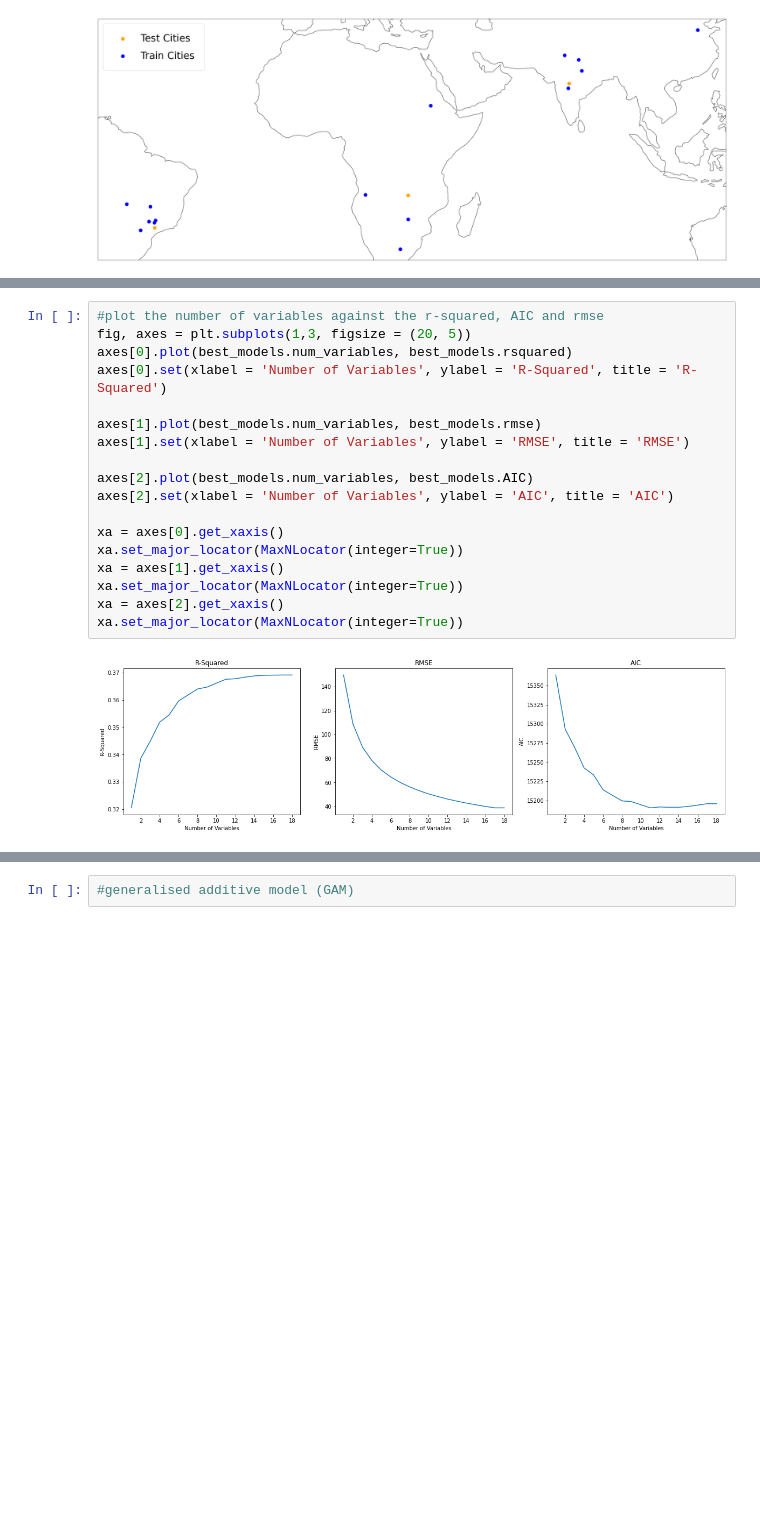
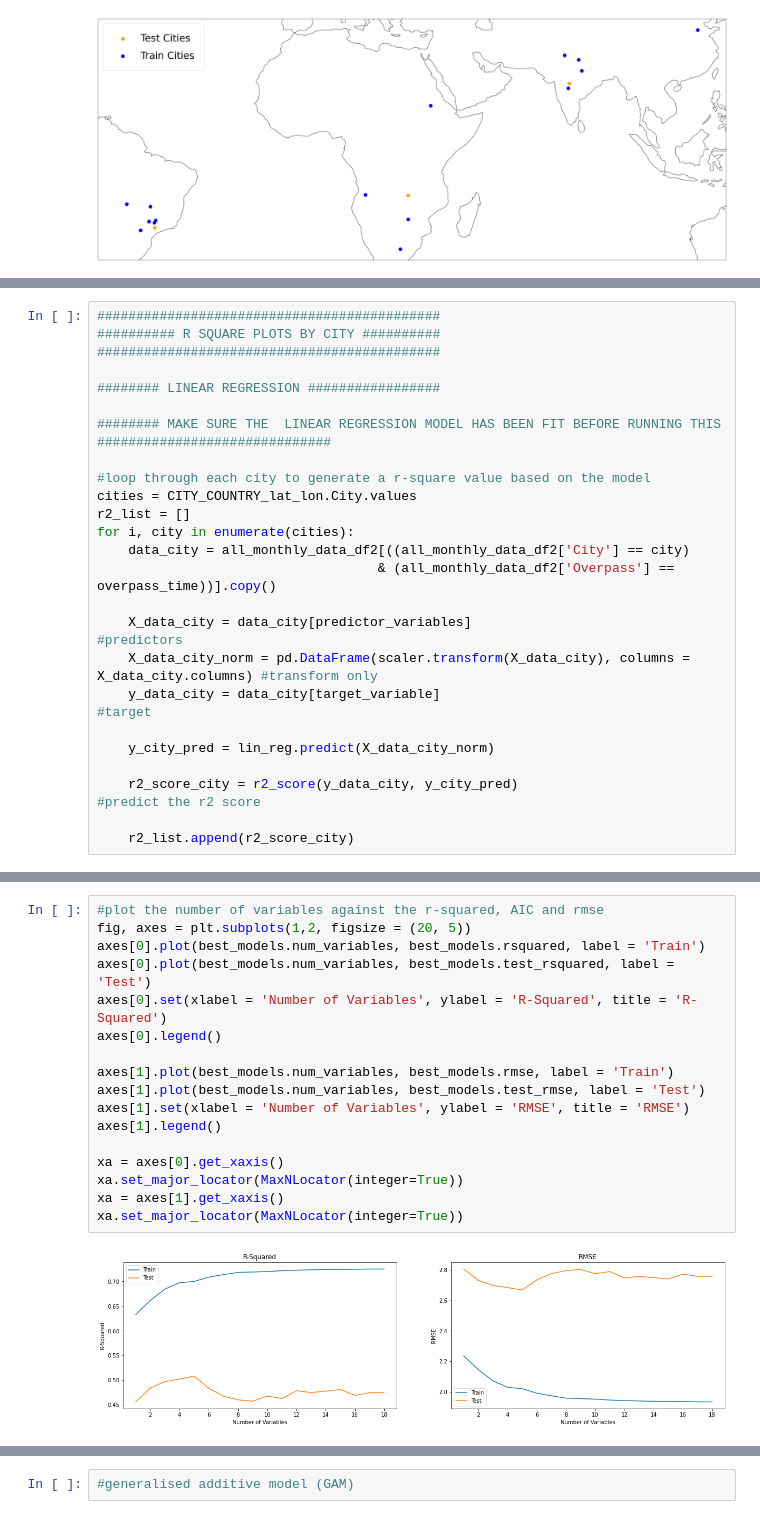
Before and after one commit to SarahBerk-github/MODIS_Gaussian, a Jupyter notebook: Predictive_Modelling.ipynb, the cells around one changed output, grey strips where cells are left out. Drawn from its saved outputs; the diff is of its cells as text; blank space fills up the shorter version.

Commit message:
Added in up to the random forest regression

```diff
--- a/Predictive_Modelling.ipynb
+++ b/Predictive_Modelling.ipynb
@@ -349,0 +356,25 @@ Notes:
+# %%
+############################################
+########## R SQUARE PLOTS BY CITY ##########
+############################################
+
+######## LINEAR REGRESSION #################
+
+######## MAKE SURE THE  LINEAR REGRESSION MODEL HAS BEEN FIT BEFORE RUNNING THIS ##############################
+
+#loop through each city to generate a r-square value based on the model
+cities = CITY_COUNTRY_lat_lon.City.values
+r2_list = []
+for i, city in enumerate(cities):
+    data_city = all_monthly_data_df2[((all_monthly_data_df2['City'] == city)
+                                    & (all_monthly_data_df2['Overpass'] == overpass_time))].copy()
+
+    X_data_city = data_city[predictor_variables]                                                  #predictors
+    X_data_city_norm = pd.DataFrame(scaler.transform(X_data_city), columns = X_data_city.columns) #transform only
+    y_data_city = data_city[target_variable]                                                      #target
+
+    y_city_pred = lin_reg.predict(X_data_city_norm)
+
+    r2_score_city = r2_score(y_data_city, y_city_pred)                                            #predict the r2 score
+
+    r2_list.append(r2_score_city)
@@ -414,21 +481,20 @@ for i in range(len(predictor_variables)):
     best_models = best_models.append(rows)
 # %%
 #plot the number of variables against the r-squared, AIC and rmse
-fig, axes = plt.subplots(1,3, figsize = (20, 5))
-axes[0].plot(best_models.num_variables, best_models.rsquared)
+fig, axes = plt.subplots(1,2, figsize = (20, 5))
+axes[0].plot(best_models.num_variables, best_models.rsquared, label = 'Train')
+axes[0].plot(best_models.num_variables, best_models.test_rsquared, label = 'Test')
 axes[0].set(xlabel = 'Number of Variables', ylabel = 'R-Squared', title = 'R-Squared')
+axes[0].legend()
 
-axes[1].plot(best_models.num_variables, best_models.rmse)
+axes[1].plot(best_models.num_variables, best_models.rmse, label = 'Train')
+axes[1].plot(best_models.num_variables, best_models.test_rmse, label = 'Test')
 axes[1].set(xlabel = 'Number of Variables', ylabel = 'RMSE', title = 'RMSE')
-
-axes[2].plot(best_models.num_variables, best_models.AIC)
-axes[2].set(xlabel = 'Number of Variables', ylabel = 'AIC', title = 'AIC')
+axes[1].legend()
 
 xa = axes[0].get_xaxis()
 xa.set_major_locator(MaxNLocator(integer=True))
 xa = axes[1].get_xaxis()
 xa.set_major_locator(MaxNLocator(integer=True))
-xa = axes[2].get_xaxis()
-xa.set_major_locator(MaxNLocator(integer=True))
 # %% [output]
-[figure, old version]
+[figure, new version]
```
Also changed, not shown: parts of 25 cells of this notebook.
